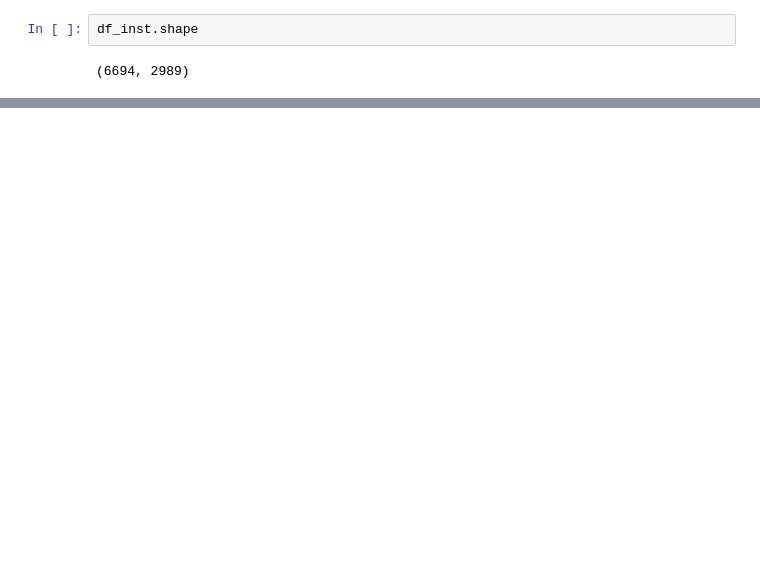
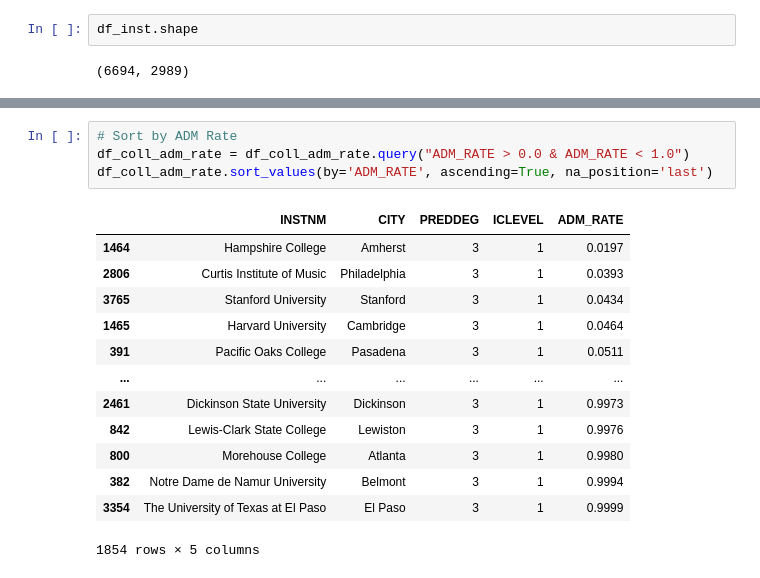
Before and after one commit to samantoz/dsc680-applied-datascience, a Jupyter notebook: Project-2/inst_data_analysis.ipynb, the cells around one changed output, grey strips where cells are left out. Saved outputs shown, nothing was run; the diff lists cells and outputs as text; blank space fills up the shorter version.

```diff
--- a/Project-2/inst_data_analysis.ipynb
+++ b/Project-2/inst_data_analysis.ipynb
@@ -76,0 +116,18 @@ df_features_inst
+# %%
+# Sort by ADM Rate
+df_coll_adm_rate = df_coll_adm_rate.query("ADM_RATE > 0.0 & ADM_RATE < 1.0")
+df_coll_adm_rate.sort_values(by='ADM_RATE', ascending=True, na_position='last')
+# %% [output]
+|  | INSTNM | CITY | PREDDEG | ICLEVEL | ADM_RATE |
+| 1464 | Hampshire College | Amherst | 3 | 1 | 0.0197 |
+| 2806 | Curtis Institute of Music | Philadelphia | 3 | 1 | 0.0393 |
+| 3765 | Stanford University | Stanford | 3 | 1 | 0.0434 |
+| 1465 | Harvard University | Cambridge | 3 | 1 | 0.0464 |
+| 391 | Pacific Oaks College | Pasadena | 3 | 1 | 0.0511 |
+| ... | ... | ... | ... | ... | ... |
+| 2461 | Dickinson State University | Dickinson | 3 | 1 | 0.9973 |
+| 842 | Lewis-Clark State College | Lewiston | 3 | 1 | 0.9976 |
+| 800 | Morehouse College | Atlanta | 3 | 1 | 0.9980 |
+| 382 | Notre Dame de Namur University | Belmont | 3 | 1 | 0.9994 |
+| 3354 | The University of Texas at El Paso | El Paso | 3 | 1 | 0.9999 |
+1854 rows × 5 columns
```
Also changed, not shown: parts of 16 cells of this notebook, 4 other files.
